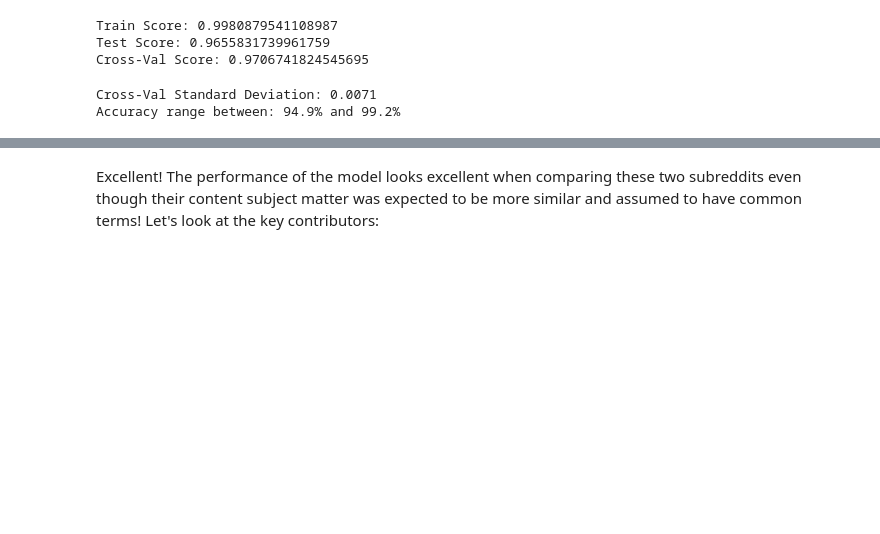
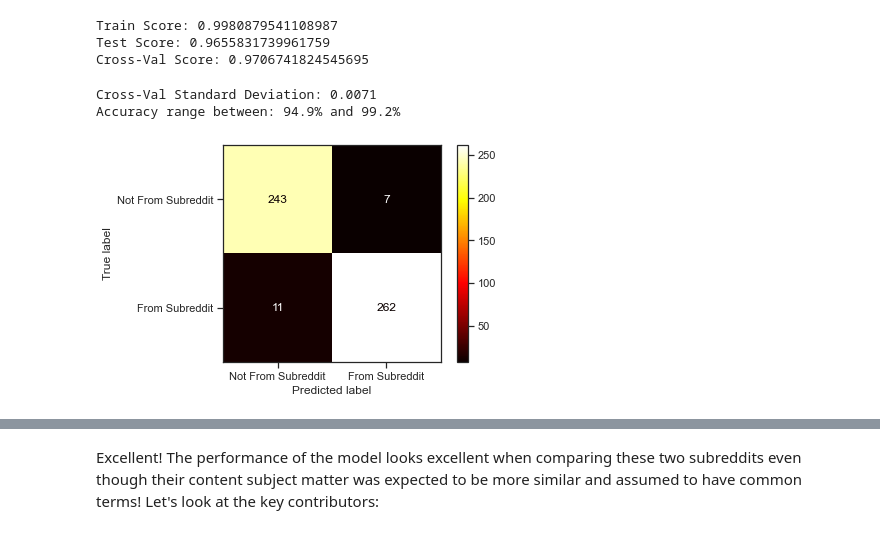
Before and after one commit to PaperArmada/content-source-discriminator, a Jupyter notebook: code/01 - Data Processing and EDA.ipynb, the cells around one changed output, grey strips where cells are left out. Drawn from its saved outputs; the diff is of its cells as text; code cells hidden in the pictures; blank space fills up the shorter version.

```diff
--- a/code/01 - Data Processing and EDA.ipynb
+++ b/code/01 - Data Processing and EDA.ipynb
@@ -767,3 +782,7 @@ print('Accuracy range between: ' + str('{:.1f}'.format((cross_val2.mean() - sig_
 # %% [output]
 Cross-Val Standard Deviation: 0.0071
 Accuracy range between: 94.9% and 99.2%
+# %%
+ConfusionMatrixDisplay.from_estimator(pipe2, X_test2, y_test2, cmap='hot', display_labels=('Not From Subreddit', 'From Subreddit'));
+# %% [output]
+[figure, added]
```
Also changed, not shown: parts of 32 cells of this notebook, 5 other files.
